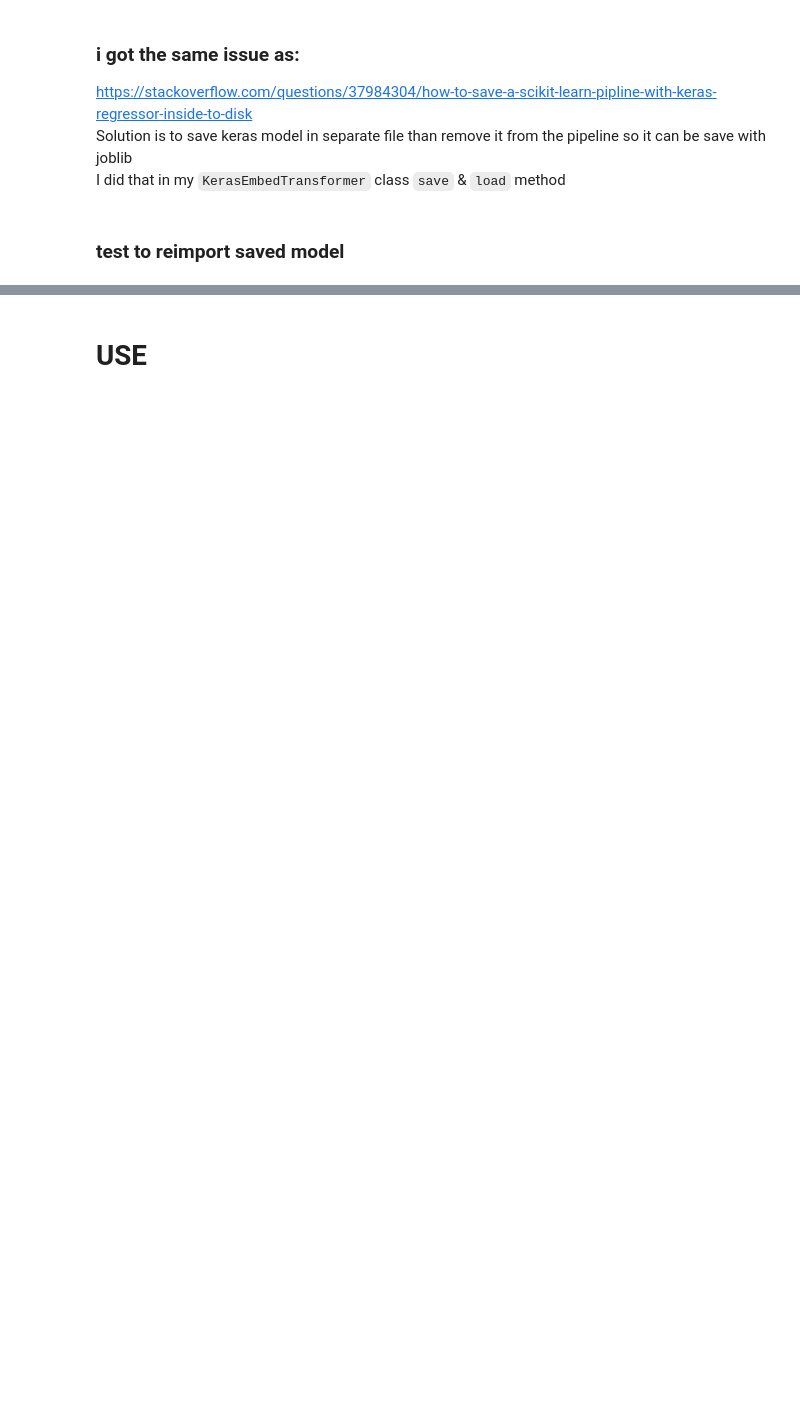
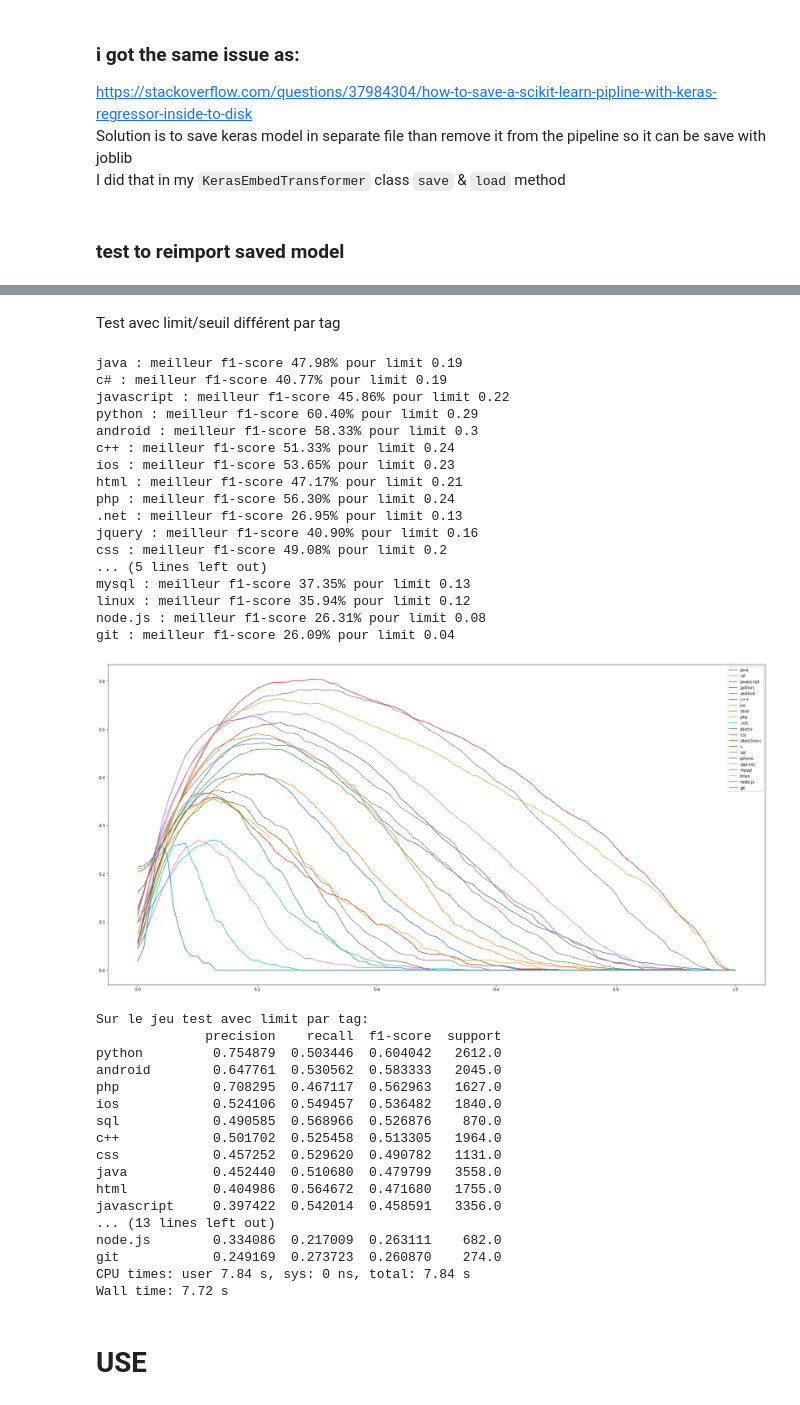
Before and after one commit to DomWch/OpenClassRooms-NLP-P5, a Jupyter notebook: p5-nlp-bert.ipynb, the cells around one changed output, grey strips where cells are left out. Drawn from its saved outputs; the diff is of its cells as text; code cells hidden in the pictures; blank space fills up the shorter version.

Commit message:
Kaggle Notebook | p5-nlp-Tfidf-OneVsRest | Version 86

```diff
--- a/p5-nlp-bert.ipynb
+++ b/p5-nlp-bert.ipynb
@@ -962,3 +972,58 @@ Wall time: 11min 50s
+# %% [markdown]
+Test avec limit/seuil différent par tag
+# %%
+%%time
+if description["BERT"]["actif"]:
+    best_limits_bert = p5_nlp_utils.Commun.find_best_limit_by_tags(
+        pred_bert_proba, y_test, target_names, limits=np.linspace(0, 1, 101)
+    )
+    with open("/kaggle/working/best_limits_bert.json", "w") as outfile:
+        json.dump(best_limits_bert, outfile)
+    pred_bert_2 = p5_nlp_utils.Commun.convert_pred_to_bool_by_tags(pred_bert_proba, {k: v[0] for k, v in best_limits_bert.items()})
+    scores_bert_2 = p5_nlp_utils.Commun.save_score(
+        y_true=y_test,
+        y_pred=pred_bert_2,
+        target_names=target_names,
+        name="BERT",
+    )
+    print("Sur le jeu test avec limit par tag:")
+    print(scores_bert_2.sort_values(by="f1-score", ascending=False))
+# %% [output]
+java : meilleur f1-score 47.98% pour limit 0.19
+c# : meilleur f1-score 40.77% pour limit 0.19
+javascript : meilleur f1-score 45.86% pour limit 0.22
+python : meilleur f1-score 60.40% pour limit 0.29
+android : meilleur f1-score 58.33% pour limit 0.3
+c++ : meilleur f1-score 51.33% pour limit 0.24
+ios : meilleur f1-score 53.65% pour limit 0.23
+html : meilleur f1-score 47.17% pour limit 0.21
+php : meilleur f1-score 56.30% pour limit 0.24
+.net : meilleur f1-score 26.95% pour limit 0.13
+jquery : meilleur f1-score 40.90% pour limit 0.16
+css : meilleur f1-score 49.08% pour limit 0.2
+... (5 lines left out)
+mysql : meilleur f1-score 37.35% pour limit 0.13
+linux : meilleur f1-score 35.94% pour limit 0.12
+node.js : meilleur f1-score 26.31% pour limit 0.08
+git : meilleur f1-score 26.09% pour limit 0.04
+[figure, added]
+Sur le jeu test avec limit par tag:
+              precision    recall  f1-score  support
+python         0.754879  0.503446  0.604042   2612.0
+android        0.647761  0.530562  0.583333   2045.0
+php            0.708295  0.467117  0.562963   1627.0
+ios            0.524106  0.549457  0.536482   1840.0
+sql            0.490585  0.568966  0.526876    870.0
+c++            0.501702  0.525458  0.513305   1964.0
+css            0.457252  0.529620  0.490782   1131.0
+java           0.452440  0.510680  0.479799   3558.0
+html           0.404986  0.564672  0.471680   1755.0
+javascript     0.397422  0.542014  0.458591   3356.0
+... (13 lines left out)
+node.js        0.334086  0.217009  0.263111    682.0
+git            0.249169  0.273723  0.260870    274.0
+CPU times: user 7.84 s, sys: 0 ns, total: 7.84 s
+Wall time: 7.72 s
 # %%
 # # detect and init the TPU
 # tpu = tf.distribute.cluster_resolver.TPUClusterResolver.connect()
```
Also changed, not shown: parts of 32 cells of this notebook.
